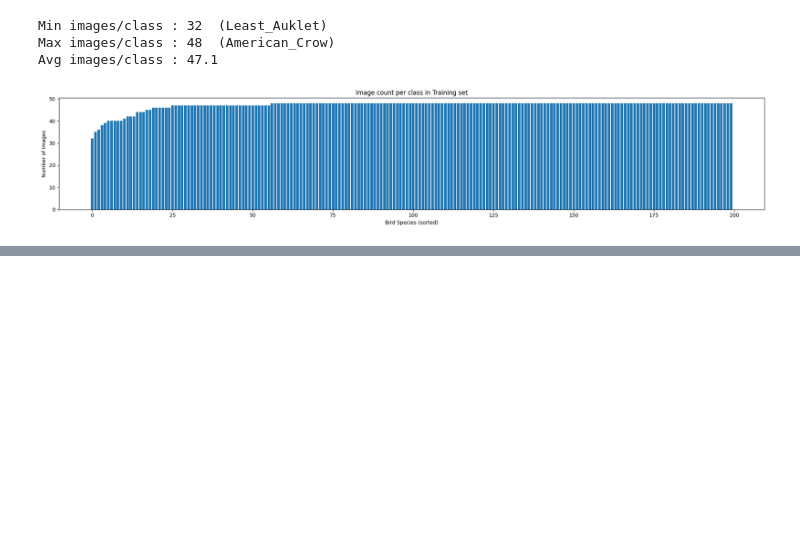
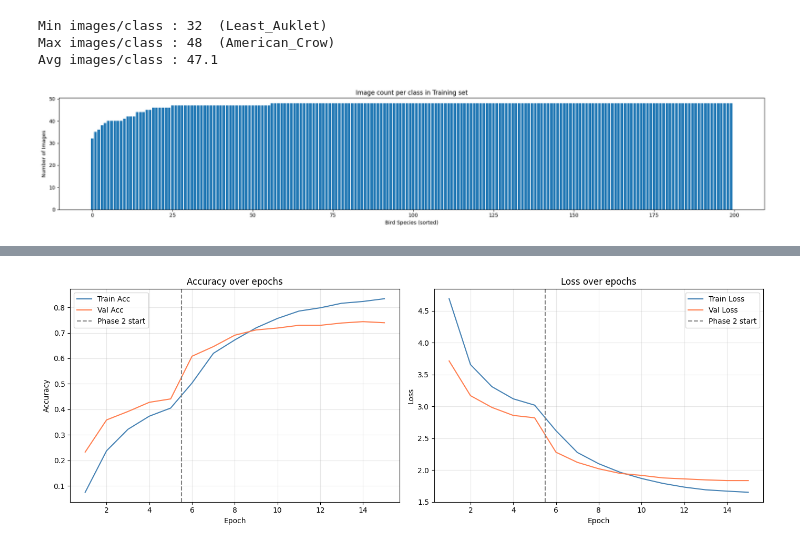
Before and after one commit to XMGMAX/classthatbird, a Jupyter notebook: modelforclassifybird.ipynb, the cells around one changed output, grey strips where cells are left out. Drawn from its saved outputs; the diff is of its cells as text; code cells hidden in the pictures; blank space fills up the shorter version.

```diff
--- a/modelforclassifybird.ipynb
+++ b/modelforclassifybird.ipynb
@@ -66,0 +309,23 @@ Avg images/class : 47.1
+# %%
+epochs = range(1, len(history['train_acc']) + 1)
+
+fig, (ax1, ax2) = plt.subplots(1, 2, figsize=(14, 5))
+
+ax1.plot(epochs, history['train_acc'], label='Train Acc', color='steelblue')
+ax1.plot(epochs, history['val_acc'],   label='Val Acc',   color='coral')
+ax1.axvline(x=5.5, color='gray', linestyle='--', label='Phase 2 start')
+ax1.set_title('Accuracy over epochs')
+ax1.set_xlabel('Epoch'); ax1.set_ylabel('Accuracy')
+ax1.legend(); ax1.grid(True, alpha=0.3)
+
+ax2.plot(epochs, history['train_loss'], label='Train Loss', color='steelblue')
+ax2.plot(epochs, history['val_loss'],   label='Val Loss',   color='coral')
+ax2.axvline(x=5.5, color='gray', linestyle='--', label='Phase 2 start')
+ax2.set_title('Loss over epochs')
+ax2.set_xlabel('Epoch'); ax2.set_ylabel('Loss')
+ax2.legend(); ax2.grid(True, alpha=0.3)
+
+plt.tight_layout()
+plt.show()
+# %% [output]
+[figure, added]
```
Also changed, not shown: parts of 7 cells of this notebook.
